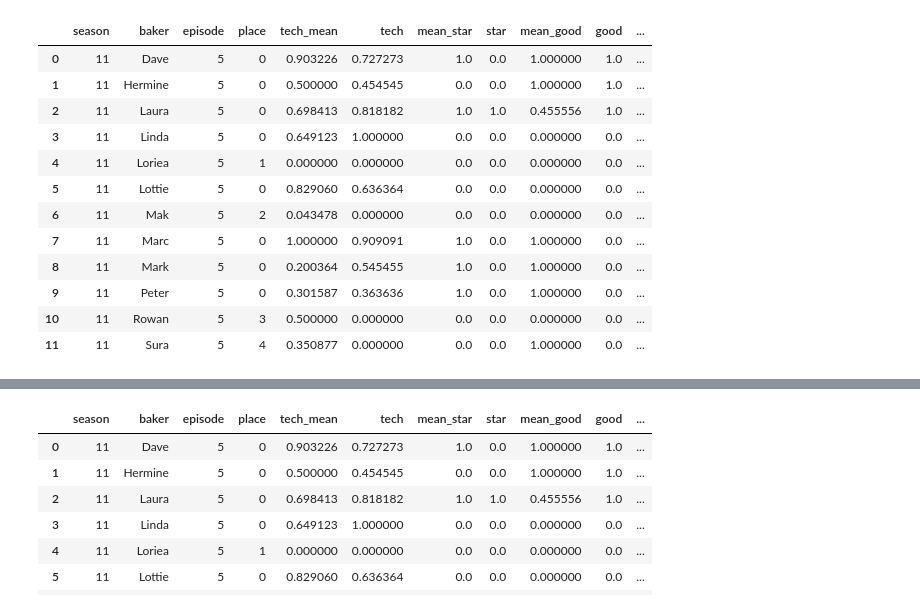
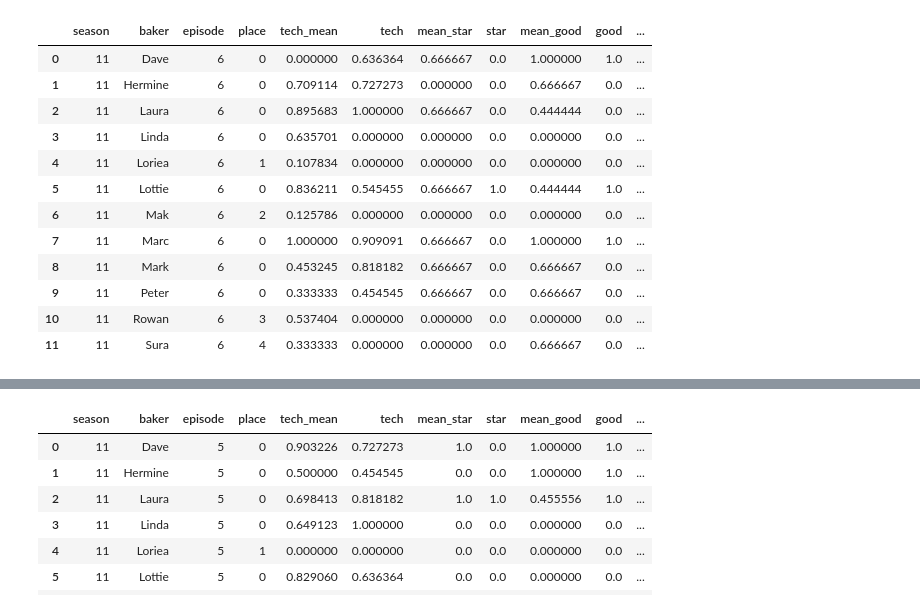
Before and after one commit to dantaki/DeepBake, a Jupyter notebook: NOTEBOOKS/S11/running_predictions_plots.ipynb, the cells around one changed output, grey strips where cells are left out. Cells and saved outputs as stored; diff of their text form; code cells hidden in the pictures.

```diff
--- a/NOTEBOOKS/S11/running_predictions_plots.ipynb
+++ b/NOTEBOOKS/S11/running_predictions_plots.ipynb
@@ -14,23 +14,23 @@ warnings.simplefilter("ignore")
 from datetime import datetime
 def timestamp(): return datetime.today().strftime('%Y%m%d')
 # %%
-E=5
+E=6
 df = pd.read_csv("deepbake_s11.week{}_preditions.txt".format(E),sep="\t")
 df.head(20)
 # %% [output]
 |  | season | baker | episode | place | tech_mean | tech | mean_star | star | mean_good | good | ... |
-| 0 | 11 | Dave | 5 | 0 | 0.903226 | 0.727273 | 1.0 | 0.0 | 1.000000 | 1.0 | ... |
-| 1 | 11 | Hermine | 5 | 0 | 0.500000 | 0.454545 | 0.0 | 0.0 | 1.000000 | 1.0 | ... |
-| 2 | 11 | Laura | 5 | 0 | 0.698413 | 0.818182 | 1.0 | 1.0 | 0.455556 | 1.0 | ... |
-| 3 | 11 | Linda | 5 | 0 | 0.649123 | 1.000000 | 0.0 | 0.0 | 0.000000 | 0.0 | ... |
-| 4 | 11 | Loriea | 5 | 1 | 0.000000 | 0.000000 | 0.0 | 0.0 | 0.000000 | 0.0 | ... |
-| 5 | 11 | Lottie | 5 | 0 | 0.829060 | 0.636364 | 0.0 | 0.0 | 0.000000 | 0.0 | ... |
-| 6 | 11 | Mak | 5 | 2 | 0.043478 | 0.000000 | 0.0 | 0.0 | 0.000000 | 0.0 | ... |
-| 7 | 11 | Marc | 5 | 0 | 1.000000 | 0.909091 | 1.0 | 0.0 | 1.000000 | 0.0 | ... |
-| 8 | 11 | Mark | 5 | 0 | 0.200364 | 0.545455 | 1.0 | 0.0 | 1.000000 | 0.0 | ... |
-| 9 | 11 | Peter | 5 | 0 | 0.301587 | 0.363636 | 1.0 | 0.0 | 1.000000 | 0.0 | ... |
-| 10 | 11 | Rowan | 5 | 3 | 0.500000 | 0.000000 | 0.0 | 0.0 | 0.000000 | 0.0 | ... |
-| 11 | 11 | Sura | 5 | 4 | 0.350877 | 0.000000 | 0.0 | 0.0 | 1.000000 | 0.0 | ... |
+| 0 | 11 | Dave | 6 | 0 | 0.000000 | 0.636364 | 0.666667 | 0.0 | 1.000000 | 1.0 | ... |
+| 1 | 11 | Hermine | 6 | 0 | 0.709114 | 0.727273 | 0.000000 | 0.0 | 0.666667 | 0.0 | ... |
+| 2 | 11 | Laura | 6 | 0 | 0.895683 | 1.000000 | 0.666667 | 0.0 | 0.444444 | 0.0 | ... |
+| 3 | 11 | Linda | 6 | 0 | 0.635701 | 0.000000 | 0.000000 | 0.0 | 0.000000 | 0.0 | ... |
+| 4 | 11 | Loriea | 6 | 1 | 0.107834 | 0.000000 | 0.000000 | 0.0 | 0.000000 | 0.0 | ... |
+| 5 | 11 | Lottie | 6 | 0 | 0.836211 | 0.545455 | 0.666667 | 1.0 | 0.444444 | 1.0 | ... |
+| 6 | 11 | Mak | 6 | 2 | 0.125786 | 0.000000 | 0.000000 | 0.0 | 0.000000 | 0.0 | ... |
+| 7 | 11 | Marc | 6 | 0 | 1.000000 | 0.909091 | 0.666667 | 0.0 | 1.000000 | 1.0 | ... |
+| 8 | 11 | Mark | 6 | 0 | 0.453245 | 0.818182 | 0.666667 | 0.0 | 0.666667 | 0.0 | ... |
+| 9 | 11 | Peter | 6 | 0 | 0.333333 | 0.454545 | 0.666667 | 0.0 | 0.666667 | 0.0 | ... |
+| 10 | 11 | Rowan | 6 | 3 | 0.537404 | 0.000000 | 0.000000 | 0.0 | 0.000000 | 0.0 | ... |
+| 11 | 11 | Sura | 6 | 4 | 0.333333 | 0.000000 | 0.000000 | 0.0 | 0.666667 | 0.0 | ... |
 # %%
 pred = ['finalist','top3','thirdforth','fifthseventh','bottom']
 labs = ['Winner','Finalist','Week9-8','Week7-5','Week4-1']
```
Also changed, not shown: parts of 1 cell of this notebook, 19 other files.
